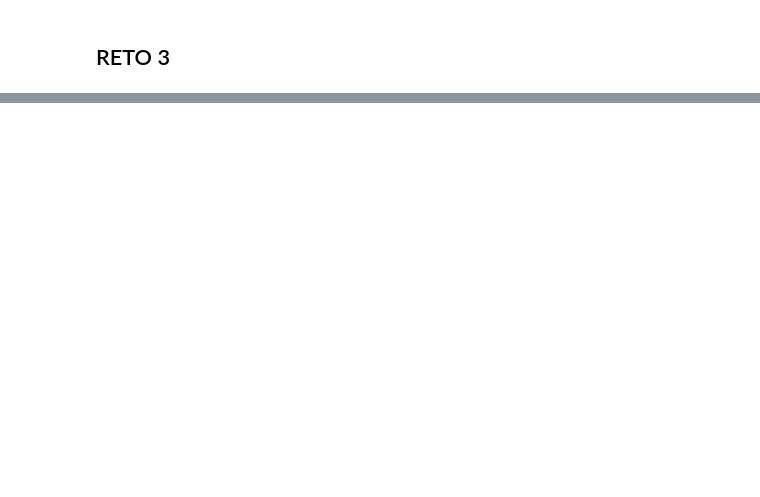
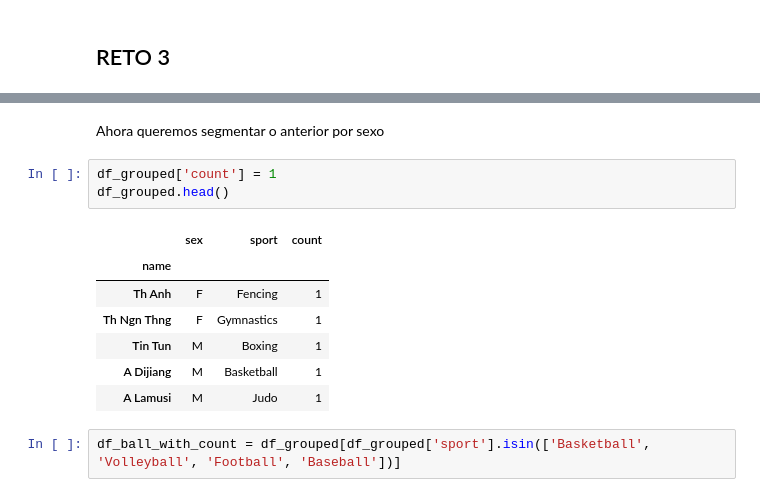
Before and after one commit to LIZZETHGOMEZ/BEDU-Santander, a Jupyter notebook: Analisis de Datos con Python/Sesion_6.ipynb, the cells around one changed output, grey strips where cells are left out. Cells and saved outputs as stored; diff of their text form; blank space fills up the shorter version.

```diff
--- a/Analisis de Datos con Python/Sesion_6.ipynb
+++ b/Analisis de Datos con Python/Sesion_6.ipynb
@@ -205,0 +250,15 @@ mapa
+# %% [markdown]
+Ahora queremos segmentar o anterior por sexo
+# %%
+df_grouped['count'] = 1
+df_grouped.head()
+# %% [output]
+|  | sex | sport | count |
+| name |  |  |  |
+| Th Anh | F | Fencing | 1 |
+| Th Ngn Thng | F | Gymnastics | 1 |
+| Tin Tun | M | Boxing | 1 |
+| A Dijiang | M | Basketball | 1 |
+| A Lamusi | M | Judo | 1 |
+# %%
+df_ball_with_count = df_grouped[df_grouped['sport'].isin(['Basketball', 'Volleyball', 'Football', 'Baseball'])]
```
Also changed, not shown: parts of 18 cells of this notebook.
